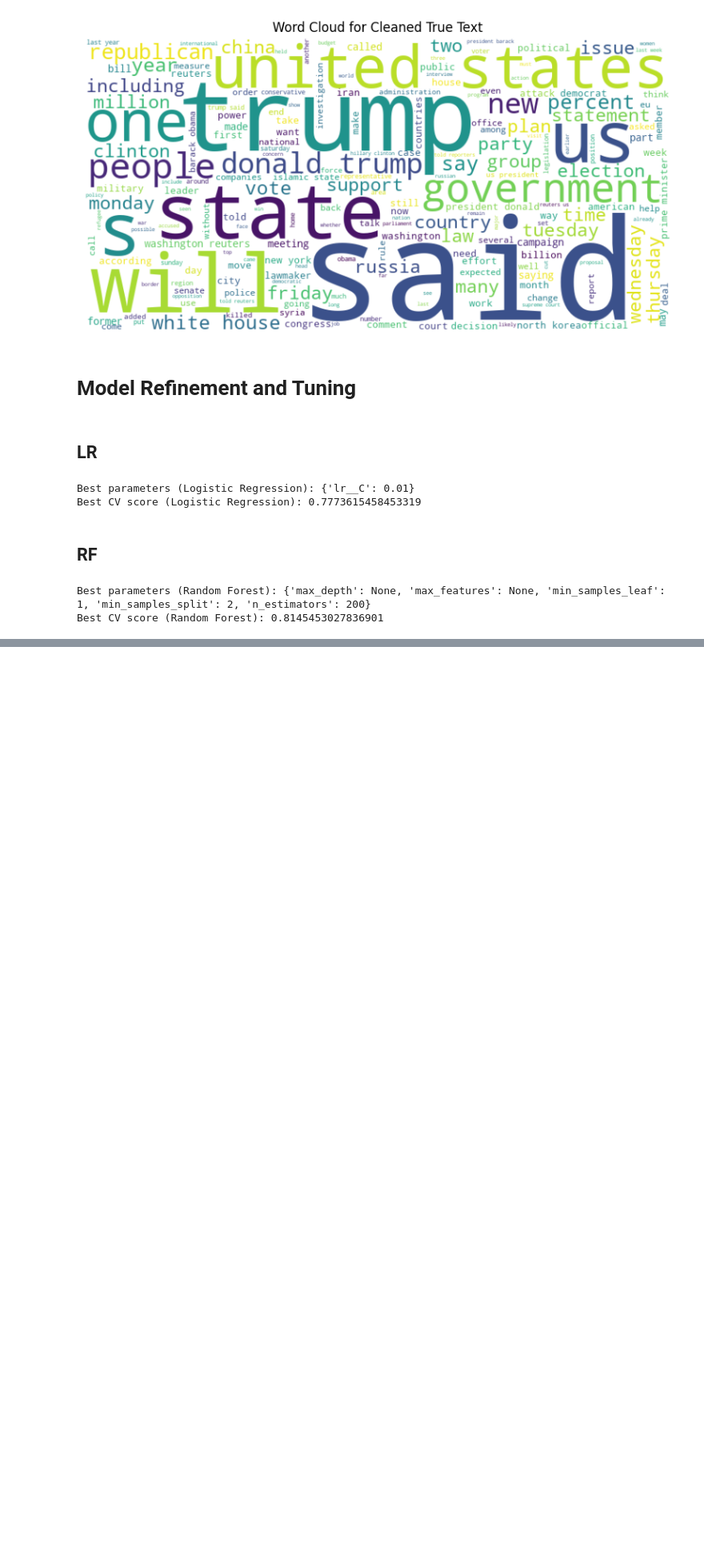
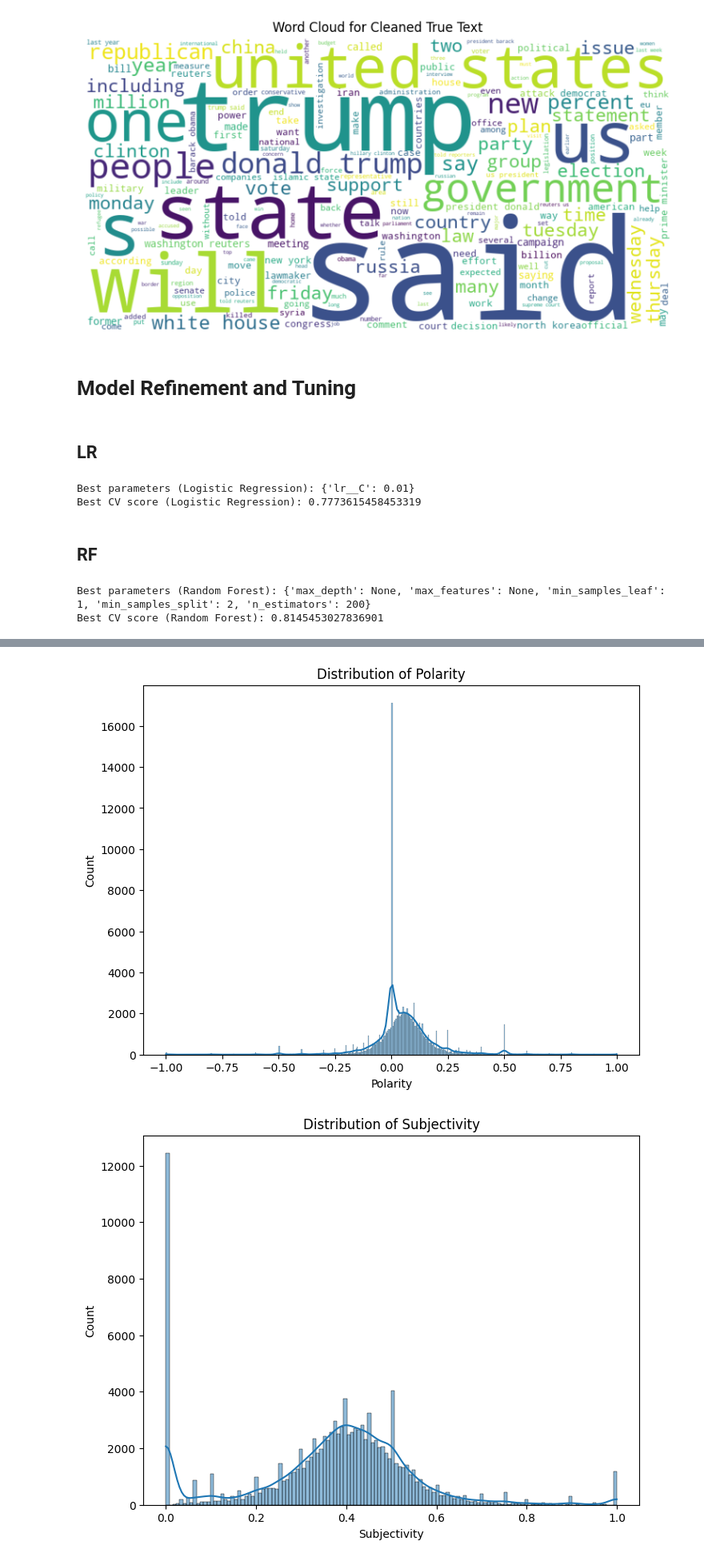
Before and after one commit to DylanBingham/TruthFinder, a Jupyter notebook: feature_engineering_and_modeling.ipynb, the cells around one changed output, grey strips where cells are left out. Shown at 80% size. Drawn from its saved outputs; the diff is of its cells as text; code cells hidden in the pictures; blank space fills up the shorter version.

```diff
--- a/feature_engineering_and_modeling.ipynb
+++ b/feature_engineering_and_modeling.ipynb
@@ -438,0 +682,48 @@ Best CV score (Random Forest): 0.8145453027836901
+# %%
+# Histogram and KDE for Polarity
+plt.figure(figsize=(8, 6))
+sns.histplot(final_model_df['overall_polarity'], kde=True)
+plt.title("Distribution of Polarity")
+plt.xlabel("Polarity")
+plt.show()
+
+# Histogram and KDE for Subjectivity
+# TODO - Check out avg subjectivity score and look into the massive 0 values
+plt.figure(figsize=(8, 6))
+sns.histplot(final_model_df['overall_subjectivity'], kde=True)
+plt.title("Distribution of Subjectivity")
+plt.xlabel("Subjectivity")
+plt.show()
+
+# Histogram and KDE for Flesch Reading Ease
+plt.figure(figsize=(8, 6))
+sns.histplot(final_model_df['flesch_reading_ease'], kde=True)
+plt.title("Distribution of Flesch Reading Ease")
+plt.xlabel("Flesch Reading Ease")
+plt.show()
+
+# Histogram and KDE for word count
+plt.figure(figsize=(8, 6))
+sns.histplot(final_model_df['word_count'], kde=True)
+plt.title("Distribution of Word Count")
+plt.xlabel("Word Count")
+plt.show()
+
+# Histogram and KDE for num speech attributes
+plt.figure(figsize=(8, 6))
+sns.histplot(final_model_df['num_speech_attributes'], kde=True)
+plt.title("Distribution of Num Speech Attributes")
+plt.xlabel("Num Speech Attributes")
+plt.show()
+
+# Correlation Heatmap for numeric features
+# Dimensionality Reduction needs to be performed before plotting the heatmap
+# plt.figure(figsize=(12, 10))
+# numeric_cols = eda_df.select_dtypes(include=['int64', 'float64']).columns
+# corr = eda_df[numeric_cols].corr()
+# sns.heatmap(corr, annot=True, fmt=".2f", cmap="coolwarm")
+# plt.title("Correlation Heatmap of Numeric Features")
+# plt.show()
+# %% [output]
+[figure, added]
+[figure, added]
```
Also changed, not shown: parts of 39 cells of this notebook, 3 other files.
